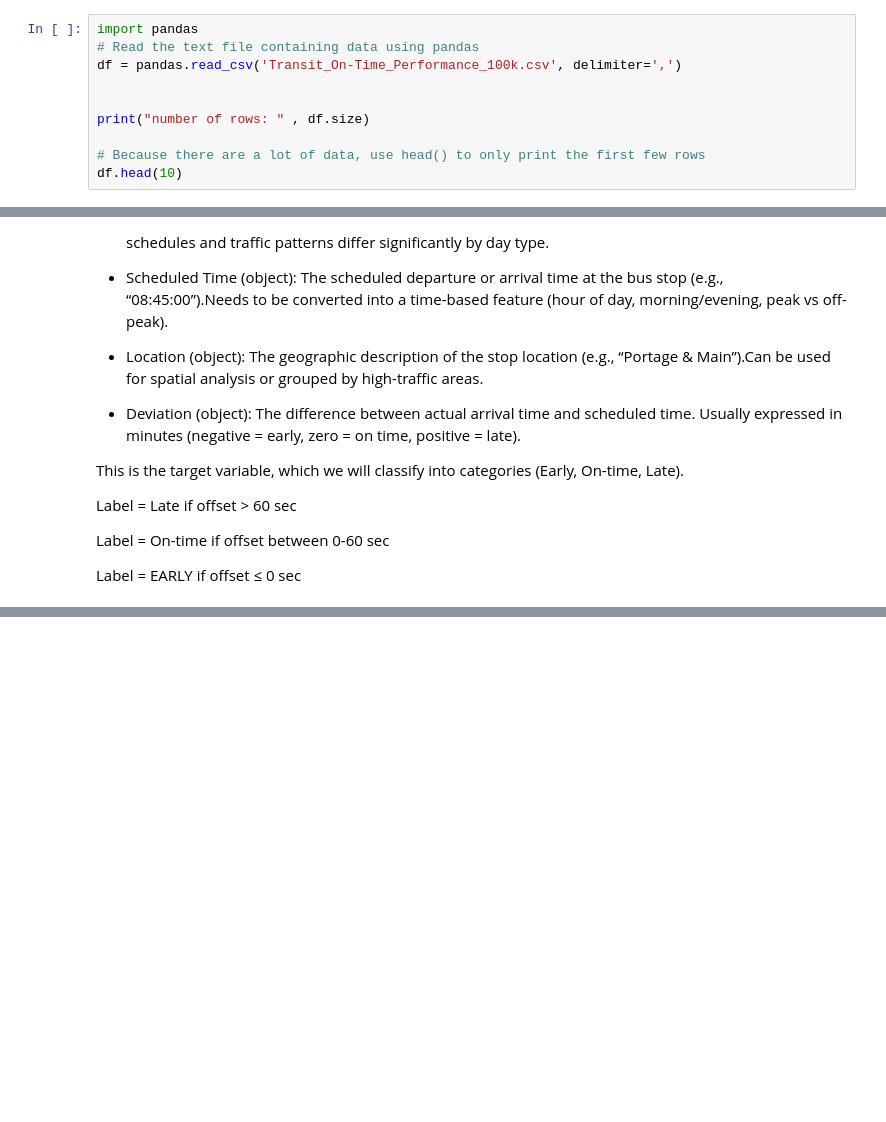
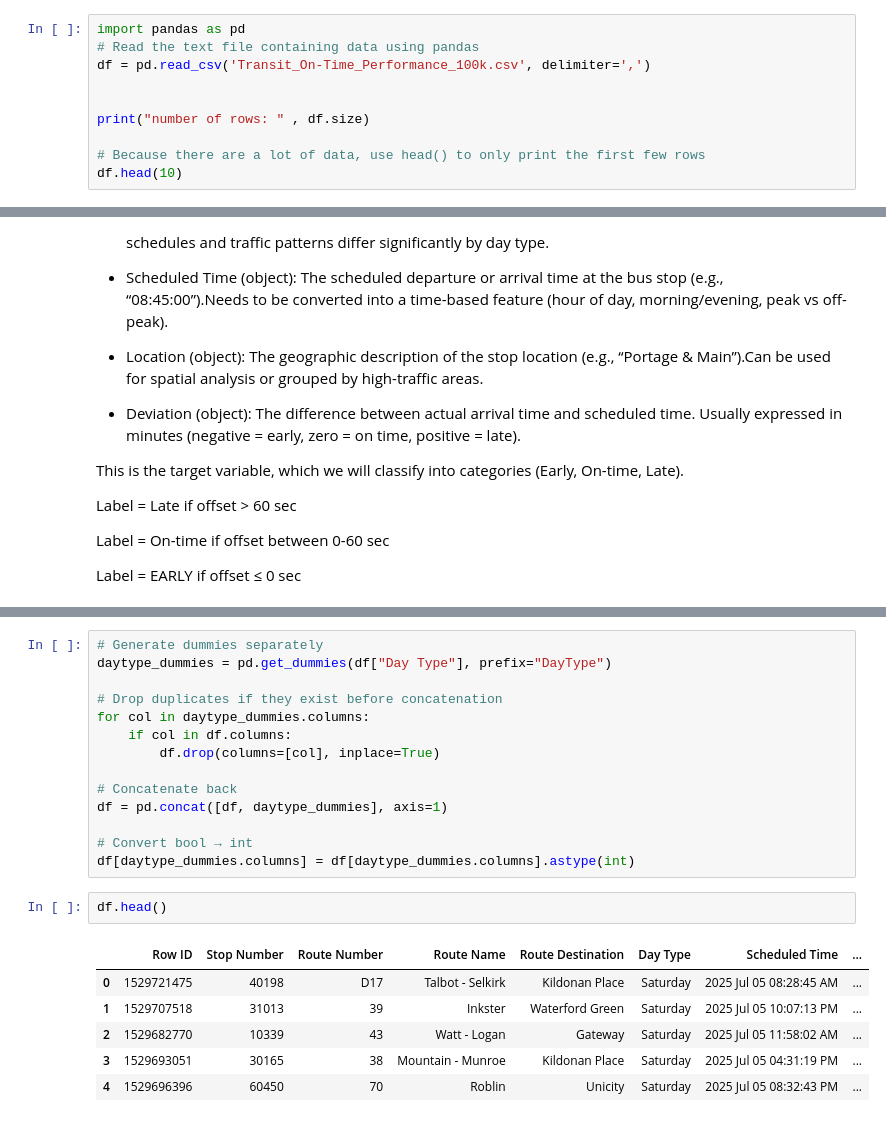
Before and after one commit to buildwithdemis/machinelearning, a Jupyter notebook: Winnipeg_Transit_On_Time_Performance.ipynb, the cells around one changed output, grey strips where cells are left out. Saved outputs shown, nothing was run; the diff lists cells and outputs as text; blank space fills up the shorter version.

```diff
--- a/Winnipeg_Transit_On_Time_Performance.ipynb
+++ b/Winnipeg_Transit_On_Time_Performance.ipynb
@@ -42,7 +42,7 @@ Transit_On-Time_Per 100%[===================>]  12.59M  --.-KB/s    in 0.1s
 # %%
-import pandas
+import pandas as pd
 # Read the text file containing data using pandas
-df = pandas.read_csv('Transit_On-Time_Performance_100k.csv', delimiter=',')
+df = pd.read_csv('Transit_On-Time_Performance_100k.csv', delimiter=',')
 
 
 print("number of rows: " , df.size)
@@ -105,0 +111,23 @@ Label = EARLY if offset ≤ 0 sec
+# %%
+# Generate dummies separately
+daytype_dummies = pd.get_dummies(df["Day Type"], prefix="DayType")
+
+# Drop duplicates if they exist before concatenation
+for col in daytype_dummies.columns:
+    if col in df.columns:
+        df.drop(columns=[col], inplace=True)
+
+# Concatenate back
+df = pd.concat([df, daytype_dummies], axis=1)
+
+# Convert bool → int
+df[daytype_dummies.columns] = df[daytype_dummies.columns].astype(int)
+# %%
+df.head()
+# %% [output]
+|  | Row ID | Stop Number | Route Number | Route Name | Route Destination | Day Type | Scheduled Time | ... |
+| 0 | 1529721475 | 40198 | D17 | Talbot - Selkirk | Kildonan Place | Saturday | 2025 Jul 05 08:28:45 AM | ... |
+| 1 | 1529707518 | 31013 | 39 | Inkster | Waterford Green | Saturday | 2025 Jul 05 10:07:13 PM | ... |
+| 2 | 1529682770 | 10339 | 43 | Watt - Logan | Gateway | Saturday | 2025 Jul 05 11:58:02 AM | ... |
+| 3 | 1529693051 | 30165 | 38 | Mountain - Munroe | Kildonan Place | Saturday | 2025 Jul 05 04:31:19 PM | ... |
+| 4 | 1529696396 | 60450 | 70 | Roblin | Unicity | Saturday | 2025 Jul 05 08:32:43 PM | ... |
```
Also changed, not shown: parts of 45 cells of this notebook.
